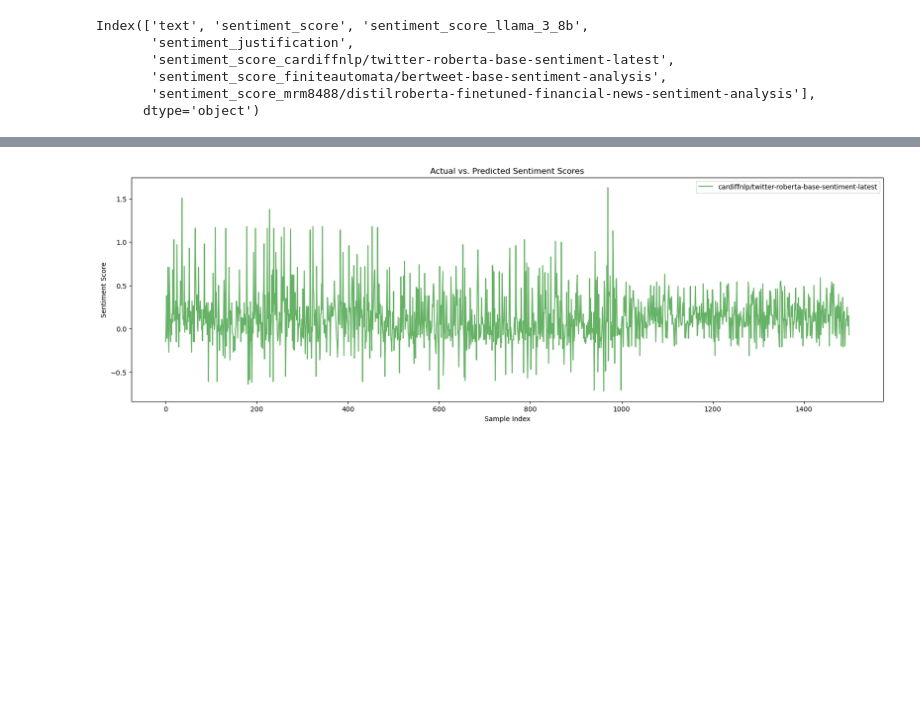
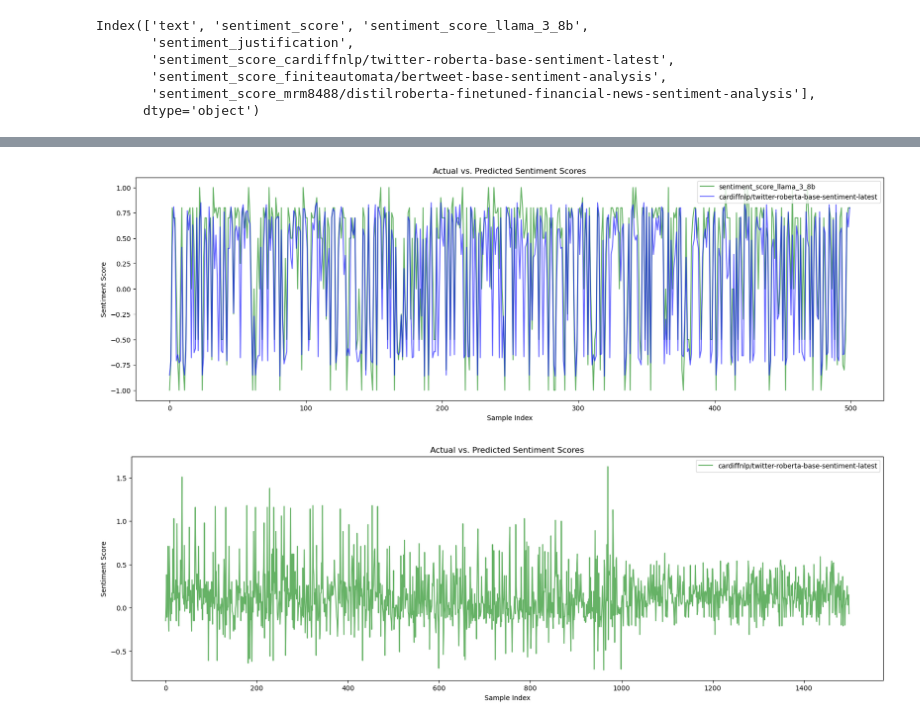
Before and after one commit to Abhinav-vats/trade-sentiment-analysis, a Jupyter notebook: llama_SA.ipynb, the cells around one changed output, grey strips where cells are left out. Drawn from its saved outputs; the diff is of its cells as text; code cells hidden in the pictures; blank space fills up the shorter version.

```diff
--- a/llama_SA.ipynb
+++ b/llama_SA.ipynb
@@ -172,3 +252,22 @@ import matplotlib.pyplot as plt
+# %%
+plt.figure(figsize=(20, 6))
+
+# plt.plot(df.head(500)['sentiment_score_llama_3_8b'], color='black', label='Actual', alpha=0.6)
+# plt.plot(df.head(500)['sentiment_score_cardiffnlp/twitter-roberta-base-sentiment-latest'], color='blue', label='cardiffnlp/twitter-roberta-base-sentiment-latest', alpha=0.6)
+
+plt.plot(df.head(500)['sentiment_score_llama_3_8b'], color='green', label='sentiment_score_llama_3_8b', alpha=0.6)
+
+plt.plot(df.head(500)['sentiment_score_cardiffnlp/twitter-roberta-base-sentiment-latest'], color='blue', label='cardiffnlp/twitter-roberta-base-sentiment-latest', alpha=0.6)
+
+# plt.plot((df.head(500)['sentiment_score_llama_3_8b']-df.head(500)['sentiment_score_mrm8488/distilroberta-finetuned-financial-news-sentiment-analysis']), color='red', label='mrm8488/distilroberta-finetuned-financial-news-sentiment-analysis', alpha=0.6)
+
+plt.xlabel('Sample Index')
+plt.ylabel('Sentiment Score')
+plt.title('Actual vs. Predicted Sentiment Scores')
+plt.legend()
+plt.show()
+# %% [output]
+[figure, added]
 # %%
 plt.figure(figsize=(20, 6))
 
```
Also changed, not shown: parts of 7 cells of this notebook, 6 other files.
